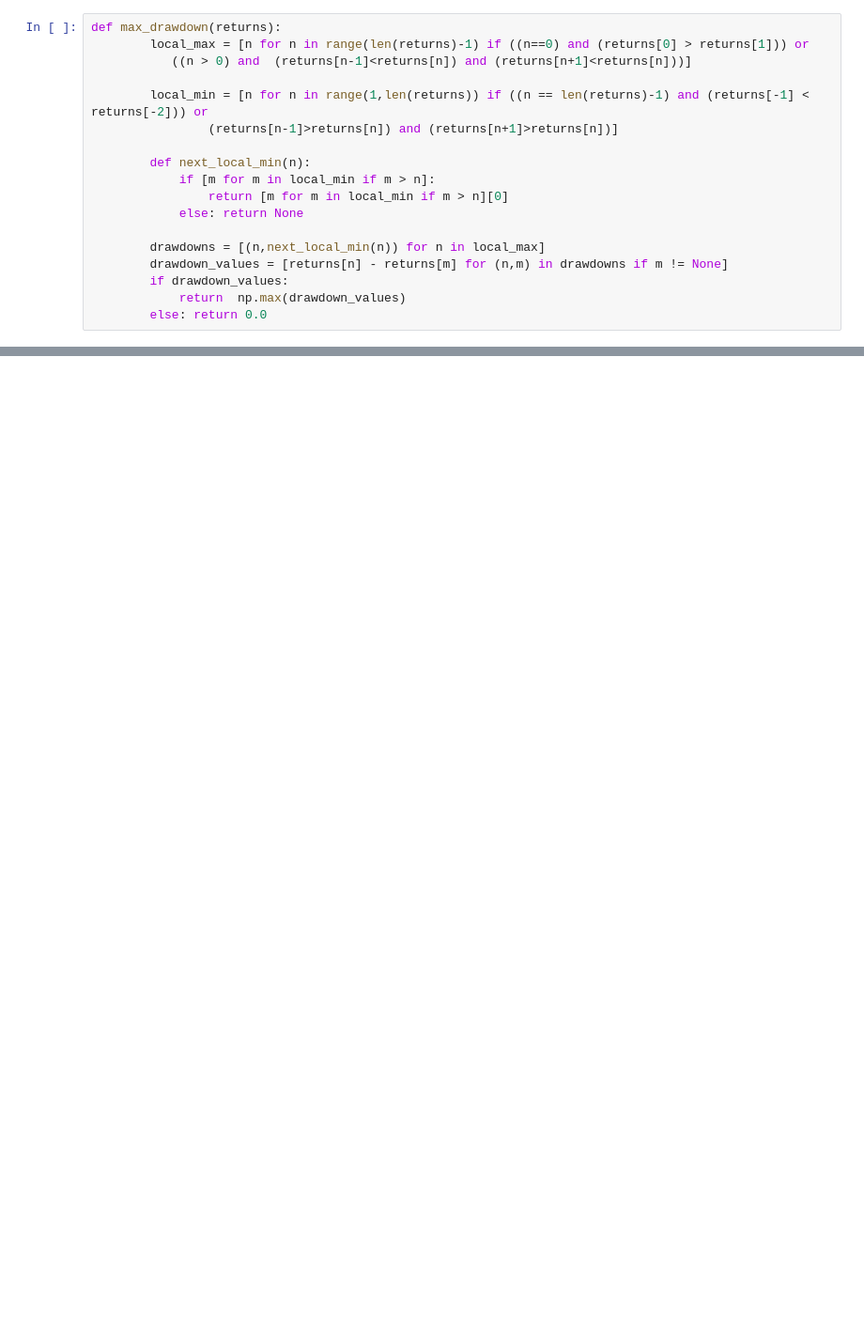
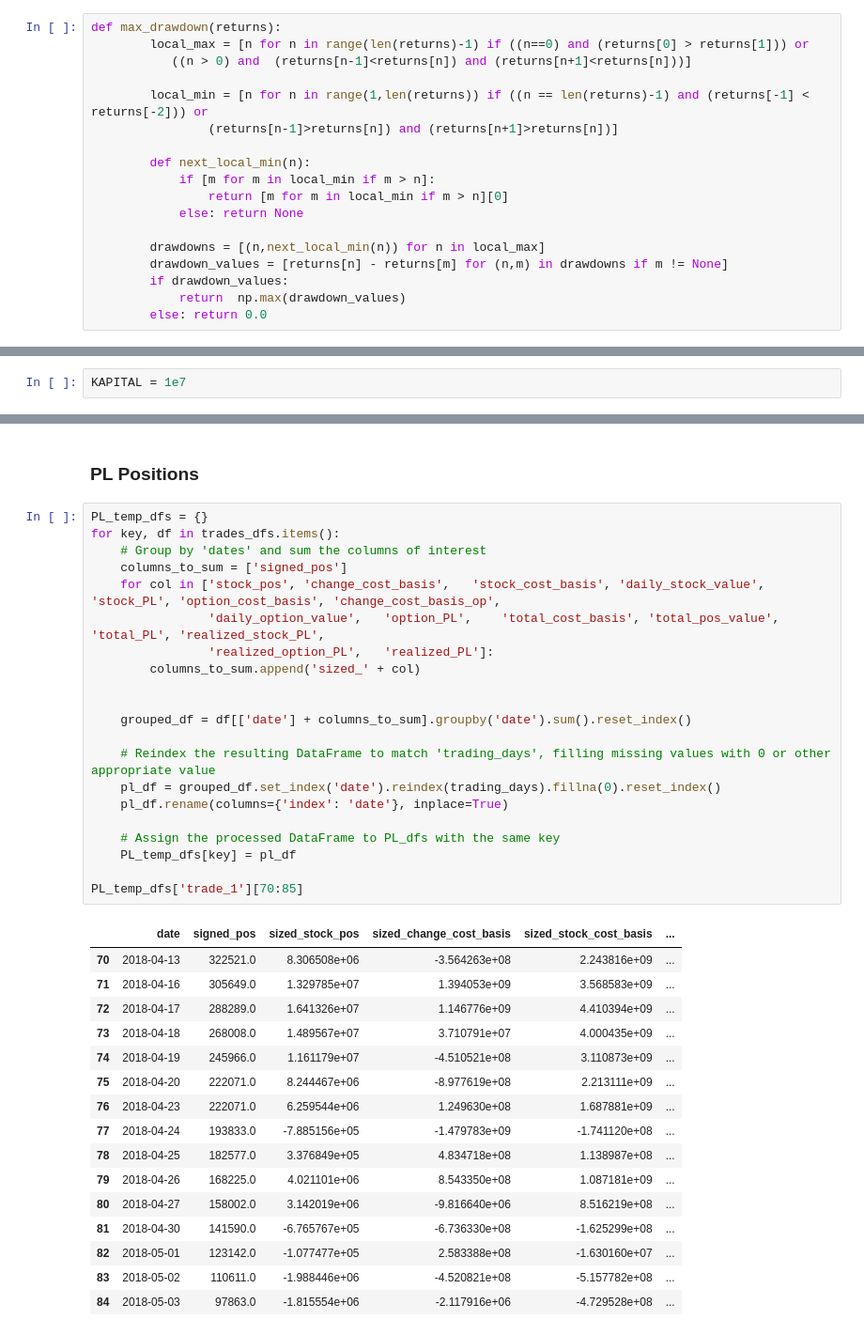
Before and after one commit to jyfinm/QTS_Final_Project, a Jupyter notebook: limits.ipynb, the cells around one changed output, grey strips where cells are left out. Shown at 94% size. Drawn from its saved outputs; the diff is of its cells as text; blank space fills up the shorter version.

```diff
--- a/limits.ipynb
+++ b/limits.ipynb
@@ -92,0 +474,2 @@ def pos_limit(df):
+# %%
+KAPITAL = 1e7
@@ -92,0 +526,40 @@ def pos_limit(df):
+# %% [markdown]
+### PL Positions
+# %%
+PL_temp_dfs = {}
+for key, df in trades_dfs.items():
+    # Group by 'dates' and sum the columns of interest
+    columns_to_sum = ['signed_pos']
+    for col in ['stock_pos', 'change_cost_basis',	'stock_cost_basis',	'daily_stock_value',	'stock_PL',	'option_cost_basis', 'change_cost_basis_op',
+                'daily_option_value',	'option_PL',	'total_cost_basis',	'total_pos_value',	'total_PL',	'realized_stock_PL',
+                'realized_option_PL',	'realized_PL']:
+        columns_to_sum.append('sized_' + col)
+
+
+    grouped_df = df[['date'] + columns_to_sum].groupby('date').sum().reset_index()
+
+    # Reindex the resulting DataFrame to match 'trading_days', filling missing values with 0 or other appropriate value
+    pl_df = grouped_df.set_index('date').reindex(trading_days).fillna(0).reset_index()
+    pl_df.rename(columns={'index': 'date'}, inplace=True)
+
+    # Assign the processed DataFrame to PL_dfs with the same key
+    PL_temp_dfs[key] = pl_df
+
+PL_temp_dfs['trade_1'][70:85]
+# %% [output]
+|  | date | signed_pos | sized_stock_pos | sized_change_cost_basis | sized_stock_cost_basis | ... |
+| 70 | 2018-04-13 | 322521.0 | 8.306508e+06 | -3.564263e+08 | 2.243816e+09 | ... |
+| 71 | 2018-04-16 | 305649.0 | 1.329785e+07 | 1.394053e+09 | 3.568583e+09 | ... |
+| 72 | 2018-04-17 | 288289.0 | 1.641326e+07 | 1.146776e+09 | 4.410394e+09 | ... |
+| 73 | 2018-04-18 | 268008.0 | 1.489567e+07 | 3.710791e+07 | 4.000435e+09 | ... |
+| 74 | 2018-04-19 | 245966.0 | 1.161179e+07 | -4.510521e+08 | 3.110873e+09 | ... |
+| 75 | 2018-04-20 | 222071.0 | 8.244467e+06 | -8.977619e+08 | 2.213111e+09 | ... |
+| 76 | 2018-04-23 | 222071.0 | 6.259544e+06 | 1.249630e+08 | 1.687881e+09 | ... |
+| 77 | 2018-04-24 | 193833.0 | -7.885156e+05 | -1.479783e+09 | -1.741120e+08 | ... |
+| 78 | 2018-04-25 | 182577.0 | 3.376849e+05 | 4.834718e+08 | 1.138987e+08 | ... |
+| 79 | 2018-04-26 | 168225.0 | 4.021101e+06 | 8.543350e+08 | 1.087181e+09 | ... |
+| 80 | 2018-04-27 | 158002.0 | 3.142019e+06 | -9.816640e+06 | 8.516219e+08 | ... |
+| 81 | 2018-04-30 | 141590.0 | -6.765767e+05 | -6.736330e+08 | -1.625299e+08 | ... |
+| 82 | 2018-05-01 | 123142.0 | -1.077477e+05 | 2.583388e+08 | -1.630160e+07 | ... |
+| 83 | 2018-05-02 | 110611.0 | -1.988446e+06 | -4.520821e+08 | -5.157782e+08 | ... |
+| 84 | 2018-05-03 | 97863.0 | -1.815554e+06 | -2.117916e+06 | -4.729528e+08 | ... |
```
Also changed, not shown: parts of 42 cells of this notebook.
